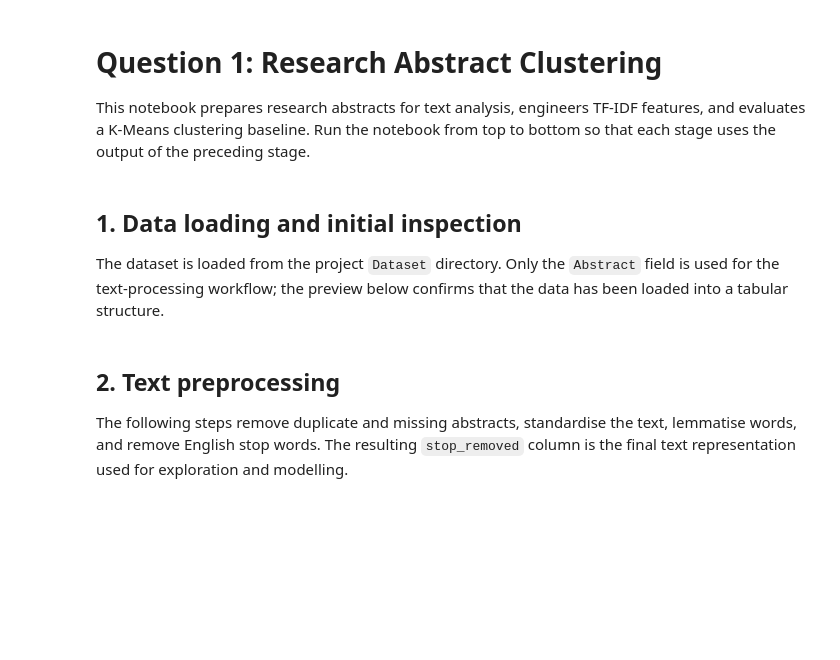
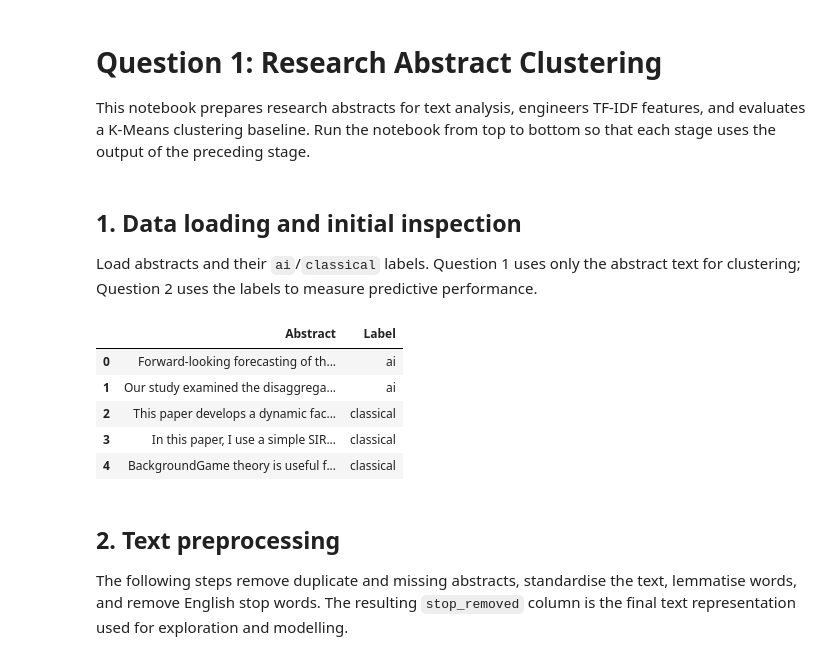
Before and after one commit to MakomaneTau/ITNPA_Assignment, a Jupyter notebook: Notebooks/Question 1/Notebook.ipynb, the cells around one changed output. Saved outputs shown, nothing was run; the diff lists cells and outputs as text; code cells hidden in the pictures; blank space fills up the shorter version.

```diff
--- a/Notebooks/Question 1/Notebook.ipynb
+++ b/Notebooks/Question 1/Notebook.ipynb
@@ -5,7 +5,7 @@ This notebook prepares research abstracts for text analysis, engineers TF-IDF fe
 # %% [markdown]
 ## 1. Data loading and initial inspection
 
-The dataset is loaded from the project `Dataset` directory. Only the `Abstract` field is used for the text-processing workflow; the preview below confirms that the data has been loaded into a tabular structure.
+Load abstracts and their `ai`/`classical` labels. Question 1 uses only the abstract text for clustering; Question 2 uses the labels to measure predictive performance.
 # %%
 from pathlib import Path
 import json
@@ -21,6 +21,13 @@ data = data["Abstract"]
 # %%
-df = pd.Series(data).to_frame(name="Abstract")
+df = data.copy()
 display(df.head())
+# %% [output]
+|  | Abstract | Label |
+| 0 | Forward-looking forecasting of th... | ai |
+| 1 | Our study examined the disaggrega... | ai |
+| 2 | This paper develops a dynamic fac... | classical |
+| 3 | In this paper, I use a simple SIR... | classical |
+| 4 | BackgroundGame theory is useful f... | classical |
 # %% [markdown]
 ## 2. Text preprocessing
 
```
Also changed, not shown: parts of 21 cells of this notebook.
